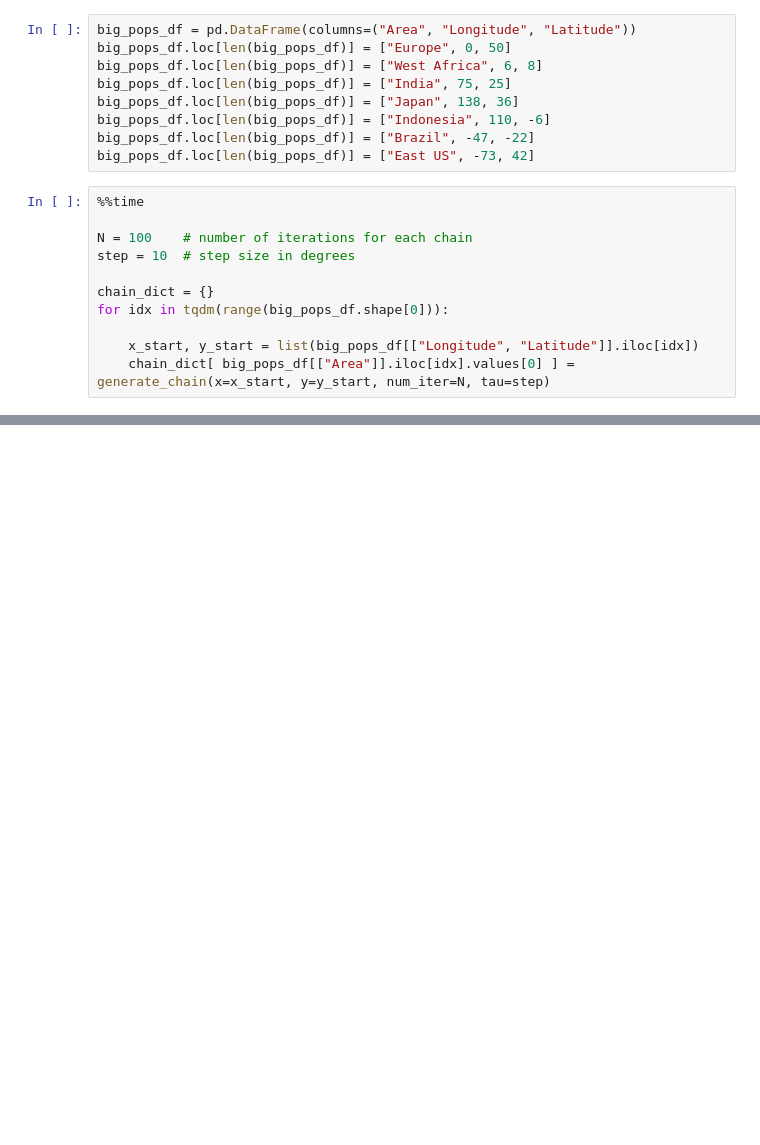
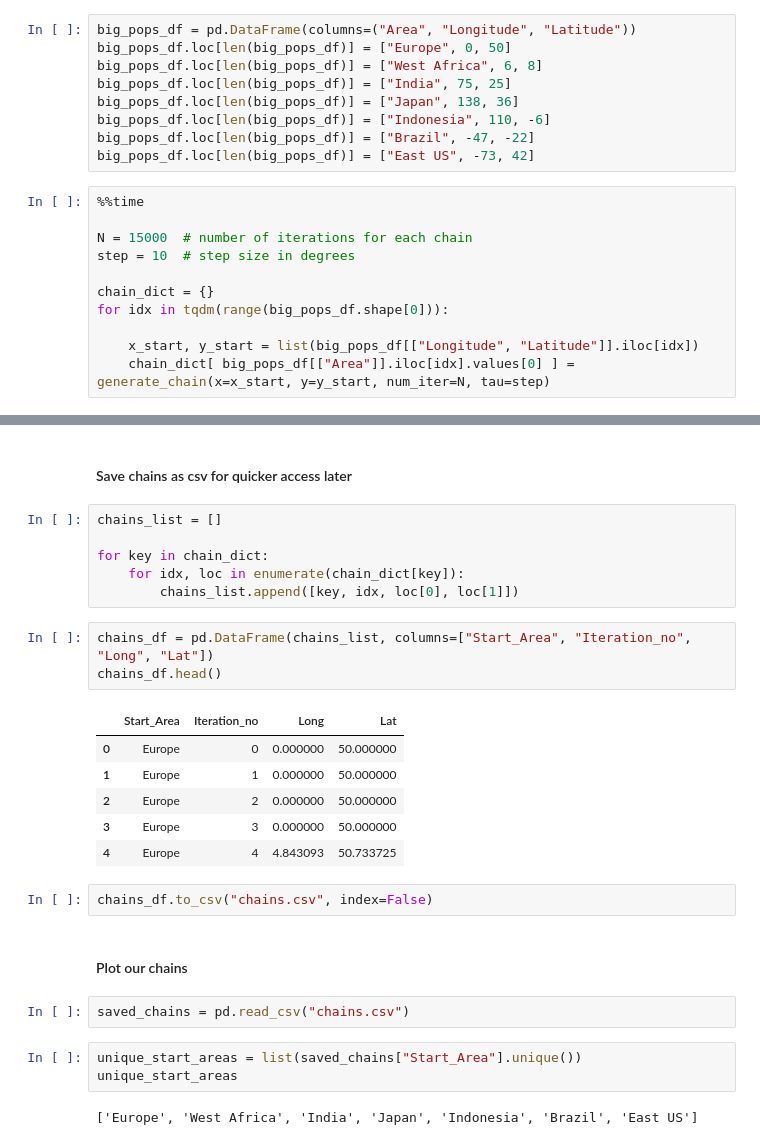
Before and after one commit to lewis-chinery/Walking-the-World, a Jupyter notebook: Sampling_the_World.ipynb, the cells around one changed output, grey strips where cells are left out. Cells and saved outputs as stored; diff of their text form; blank space fills up the shorter version.

Commit message:
Run 7 chains for 15000 iterations (runtime 9hrs) and save the output to csv

```diff
--- a/Sampling_the_World.ipynb
+++ b/Sampling_the_World.ipynb
@@ -252,7 +255,7 @@ big_pops_df.loc[len(big_pops_df)] = ["East US", -73, 42]
 # %%
 %%time
 
-N = 100    # number of iterations for each chain
+N = 15000  # number of iterations for each chain
 step = 10  # step size in degrees
 
 chain_dict = {}
@@ -265,3 +268,32 @@ Wall time: 3min 55s
+# %% [markdown]
+#### Save chains as csv for quicker access later
+# %%
+chains_list = []
+
+for key in chain_dict:
+    for idx, loc in enumerate(chain_dict[key]):
+        chains_list.append([key, idx, loc[0], loc[1]])
+# %%
+chains_df = pd.DataFrame(chains_list, columns=["Start_Area", "Iteration_no", "Long", "Lat"])
+chains_df.head()
+# %% [output]
+|  | Start_Area | Iteration_no | Long | Lat |
+| 0 | Europe | 0 | 0.000000 | 50.000000 |
+| 1 | Europe | 1 | 0.000000 | 50.000000 |
+| 2 | Europe | 2 | 0.000000 | 50.000000 |
+| 3 | Europe | 3 | 0.000000 | 50.000000 |
+| 4 | Europe | 4 | 4.843093 | 50.733725 |
+# %%
+chains_df.to_csv("chains.csv", index=False)
+# %% [markdown]
+#### Plot our chains
+# %%
+saved_chains = pd.read_csv("chains.csv")
+# %%
+unique_start_areas = list(saved_chains["Start_Area"].unique())
+unique_start_areas
+# %% [output]
+['Europe', 'West Africa', 'India', 'Japan', 'Indonesia', 'Brazil', 'East US']
 # %%
 # create our figure
 fig = plt.figure(figsize=(8,4))
```
Also changed, not shown: parts of 9 cells of this notebook, 1 other file.
